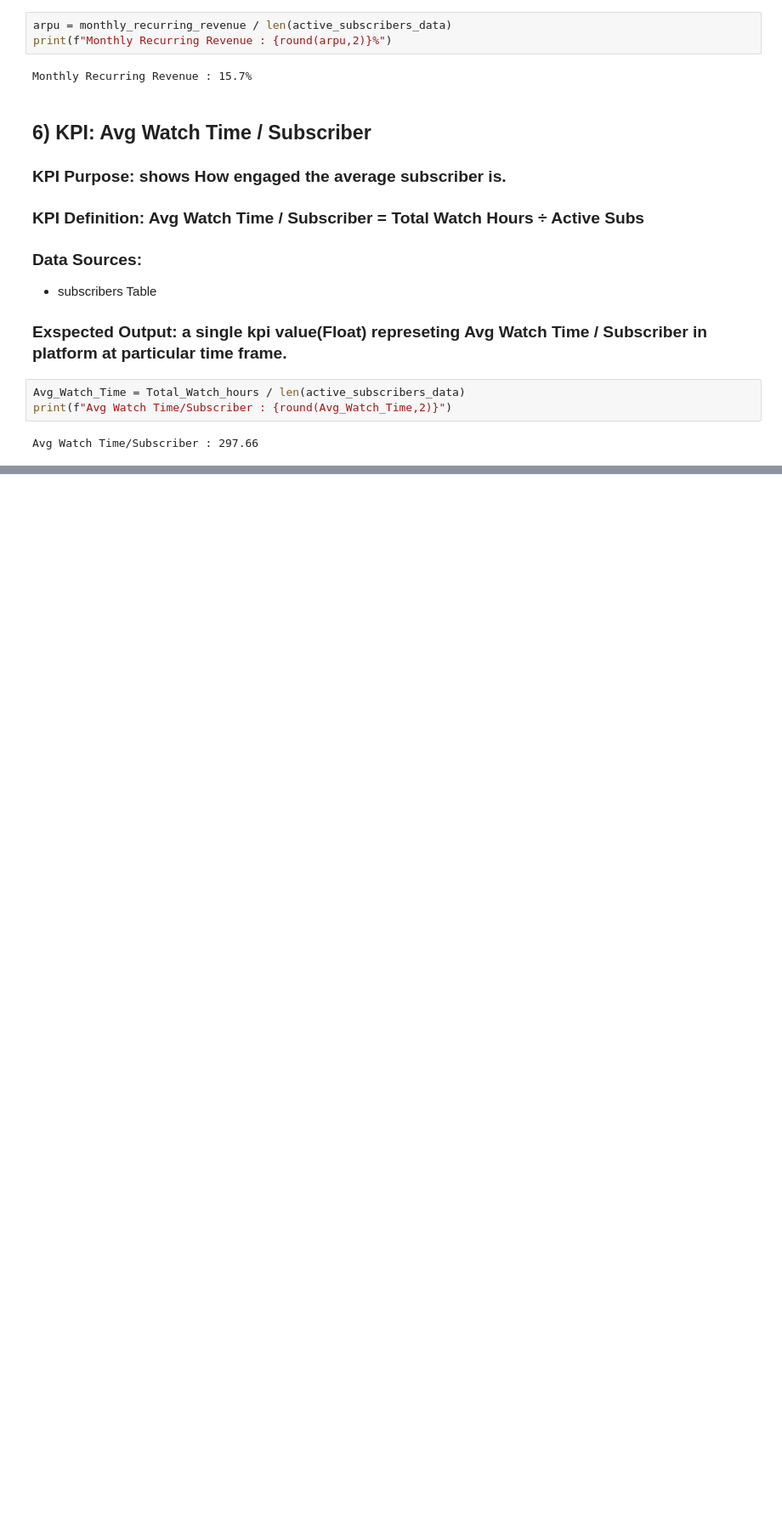
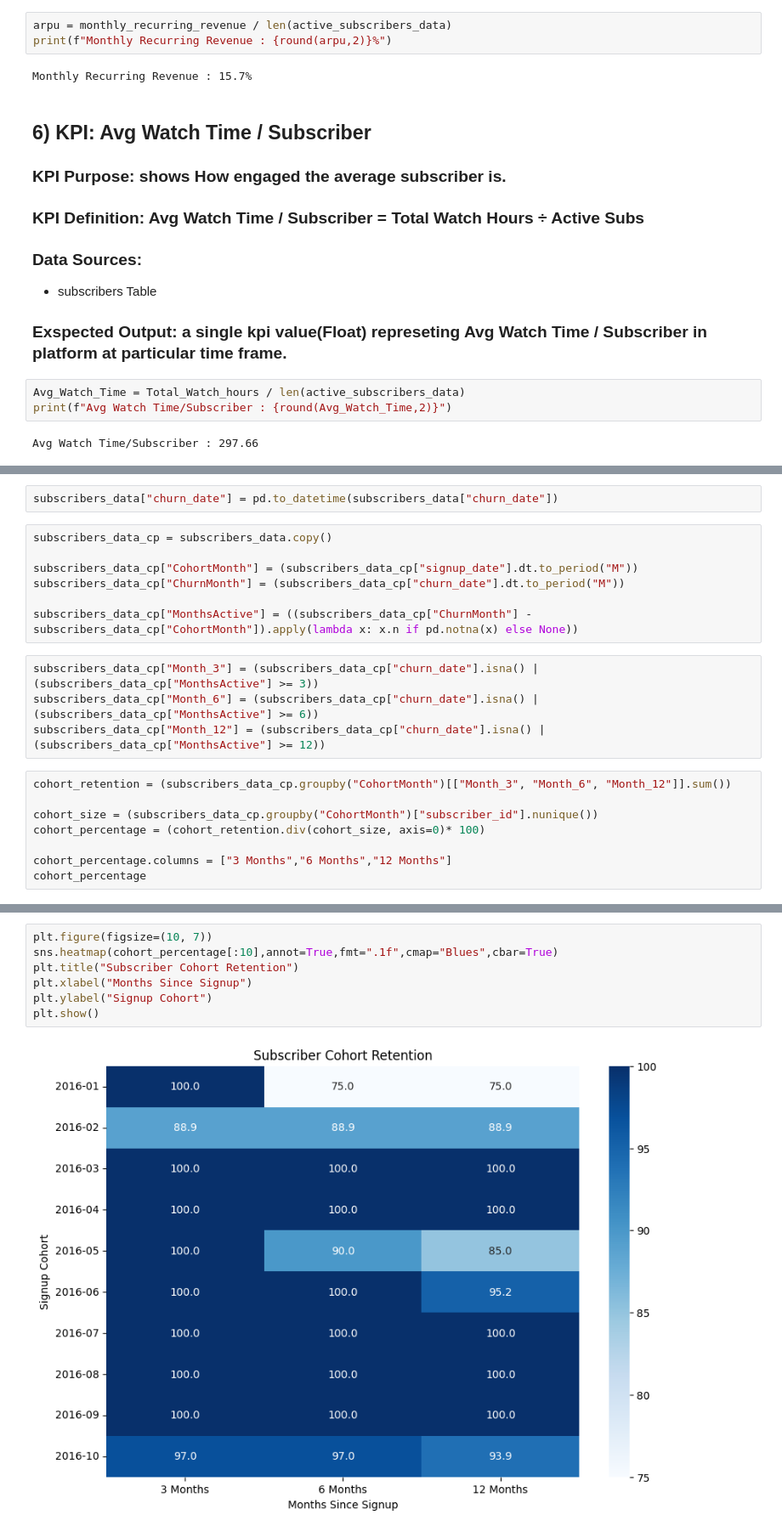
Before and after one commit to KishoreAIML/StreamFlix-Content-Analytics, a Jupyter notebook: notebooks/Phase3_KPIs_Kishore_Tirumani.ipynb, the cells around one changed output, grey strips where cells are left out. Shown at 85% size. Drawn from its saved outputs; the diff is of its cells as text; blank space fills up the shorter version.

```diff
--- a/notebooks/Phase3_KPIs_Kishore_Tirumani.ipynb
+++ b/notebooks/Phase3_KPIs_Kishore_Tirumani.ipynb
@@ -147,0 +173,21 @@ Avg Watch Time/Subscriber : 297.66
+# %%
+subscribers_data["churn_date"] = pd.to_datetime(subscribers_data["churn_date"])
+# %%
+subscribers_data_cp = subscribers_data.copy()
+
+subscribers_data_cp["CohortMonth"] = (subscribers_data_cp["signup_date"].dt.to_period("M"))
+subscribers_data_cp["ChurnMonth"] = (subscribers_data_cp["churn_date"].dt.to_period("M"))
+
+subscribers_data_cp["MonthsActive"] = ((subscribers_data_cp["ChurnMonth"] - subscribers_data_cp["CohortMonth"]).apply(lambda x: x.n if pd.notna(x) else None))
+# %%
+subscribers_data_cp["Month_3"] = (subscribers_data_cp["churn_date"].isna() | (subscribers_data_cp["MonthsActive"] >= 3))
+subscribers_data_cp["Month_6"] = (subscribers_data_cp["churn_date"].isna() | (subscribers_data_cp["MonthsActive"] >= 6))
+subscribers_data_cp["Month_12"] = (subscribers_data_cp["churn_date"].isna() | (subscribers_data_cp["MonthsActive"] >= 12))
+# %%
+cohort_retention = (subscribers_data_cp.groupby("CohortMonth")[["Month_3", "Month_6", "Month_12"]].sum())
+
+cohort_size = (subscribers_data_cp.groupby("CohortMonth")["subscriber_id"].nunique())
+cohort_percentage = (cohort_retention.div(cohort_size, axis=0)* 100)
+
+cohort_percentage.columns = ["3 Months","6 Months","12 Months"]
+cohort_percentage
@@ -147,0 +209,9 @@ Avg Watch Time/Subscriber : 297.66
+# %%
+plt.figure(figsize=(10, 7))
+sns.heatmap(cohort_percentage[:10],annot=True,fmt=".1f",cmap="Blues",cbar=True)
+plt.title("Subscriber Cohort Retention")
+plt.xlabel("Months Since Signup")
+plt.ylabel("Signup Cohort")
+plt.show()
+# %% [output]
+[figure, added]
```
Also changed, not shown: parts of 5 cells of this notebook.
